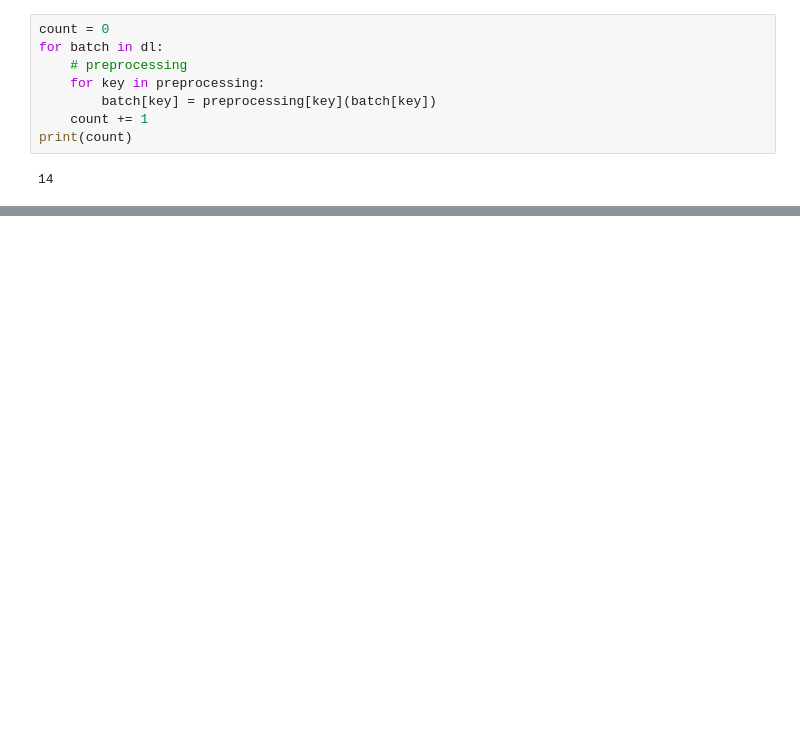
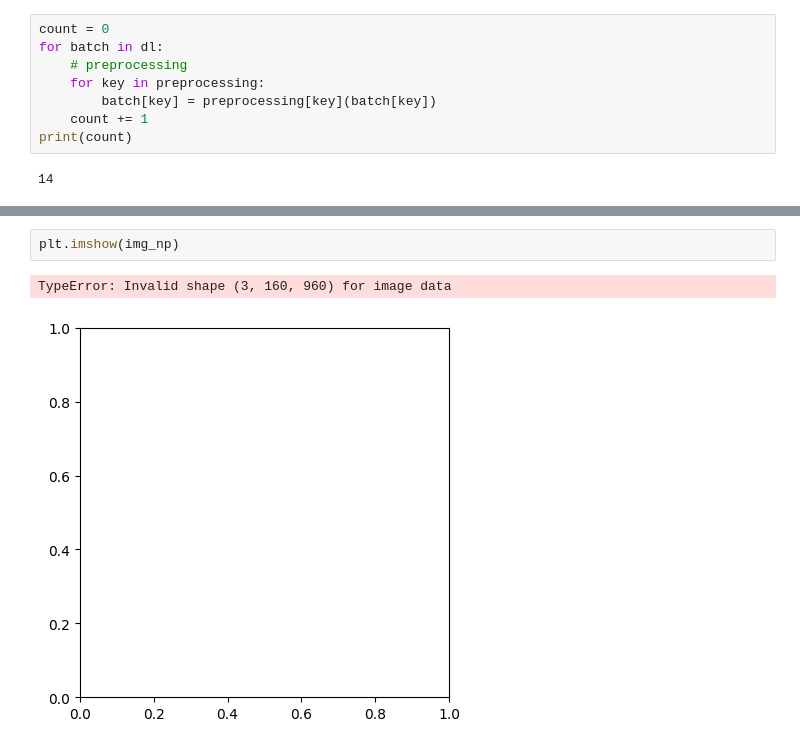
Before and after one commit to moritzwassmer/APPRAS_e2e_imitation, a Jupyter notebook: data_pipeline/test_data_modules.ipynb, the cells around one changed output, grey strips where cells are left out. Cells and saved outputs as stored; diff of their text form; blank space fills up the shorter version.

```diff
--- a/data_pipeline/test_data_modules.ipynb
+++ b/data_pipeline/test_data_modules.ipynb
@@ -50,0 +72,5 @@ print(count)
+# %%
+plt.imshow(img_np)
+# %% [output]
+TypeError: Invalid shape (3, 160, 960) for image data
+[figure, added]
```
Also changed, not shown: parts of 8 cells of this notebook, 4 other files.
